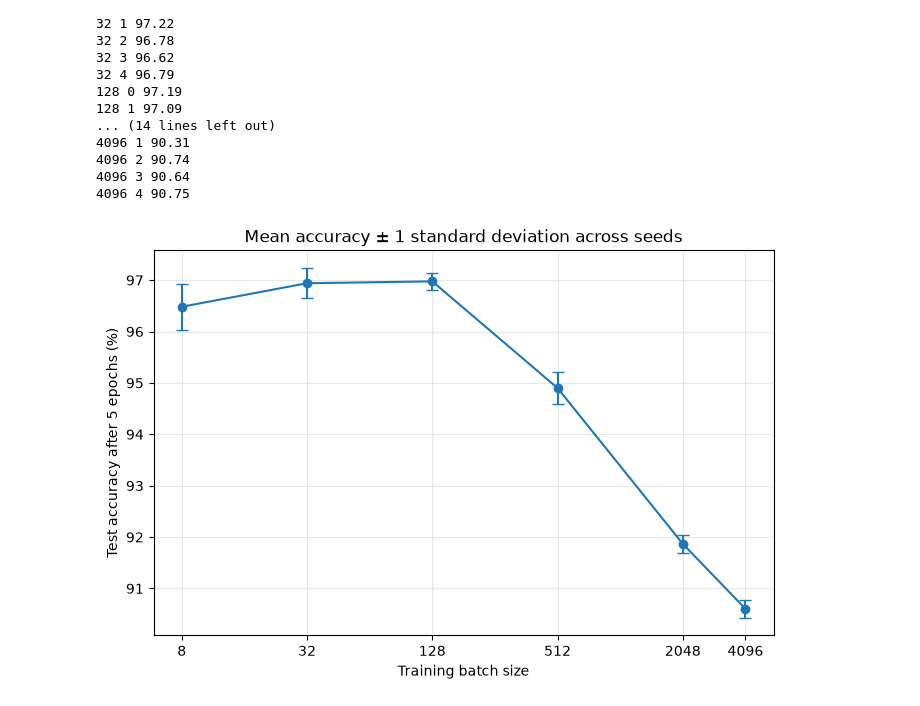
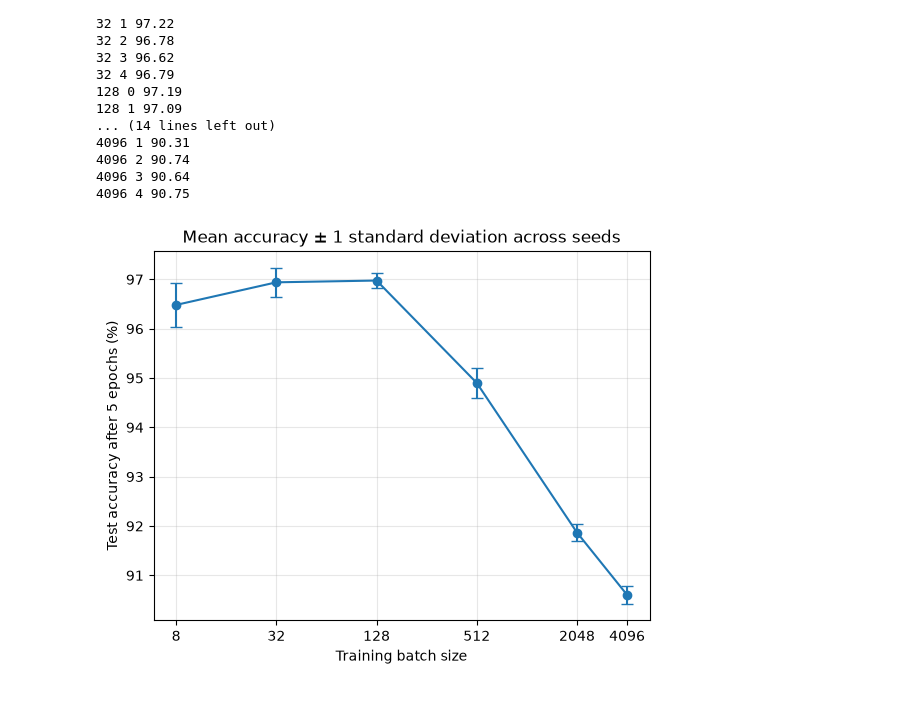
Before and after one commit to Otto-gits/Maths-of-AI, a Jupyter notebook: Assignment 2.ipynb, the cells around one changed output. Saved outputs shown, nothing was run; the diff lists cells and outputs as text; code cells hidden in the pictures.

```diff
--- a/Assignment 2.ipynb
+++ b/Assignment 2.ipynb
@@ -153,7 +183,7 @@ loader = torch.utils.data.DataLoader(
     shuffle=True
 )
 
-for epoch in range(1, 11):
+for epoch in range(1, 6):
     model.train()
     total_loss = 0.0
 
@@ -249,11 +274,6 @@ trainloader = torch.utils.data.DataLoader(trainset, batch_size=32, shuffle=True,
 testset = datasets.MNIST(root='../data', train=False, download=True, transform=transform)
 testloader = torch.utils.data.DataLoader(testset, batch_size=32, shuffle=False, num_workers=2)
 
-if FLAG_GPU:
-    net.cuda()
-    print(net)
-else:
-    print(net)
 
 
 def imshow(img, l):
@@ -271,9 +291,4 @@ print('shape of images', images.shape)
 
 # Display the batch
 imshow(utils.make_grid(images), labels)
-
-criterion = nn.NLLLoss()
-optimizer = optim.Adam(net.parameters(), lr=0.001)
-if FLAG_GPU:
-    criterion = criterion.cuda()
 # %% [output]
@@ -464,25 +474,25 @@ for batch_size in batch_sizes:
 # %%
 means = [
     np.mean([r["accuracy"] for r in batch_results
              if r["batch_size"] == b])
     for b in batch_sizes
 ]
 
 stds = [
     np.std([r["accuracy"] for r in batch_results
             if r["batch_size"] == b], ddof=1)
     for b in batch_sizes
 ]
 
-fig, ax = plt.subplots(figsize=(8, 5))
+fig, ax = plt.subplots()
 ax.errorbar(batch_sizes, means, yerr=stds, fmt="o-", capsize=4)
 ax.set_xscale("log", base=2)
 ax.set_xticks(batch_sizes)
 ax.set_xticklabels(batch_sizes)
 ax.set_xlabel("Training batch size")
 ax.set_ylabel("Test accuracy after 5 epochs (%)")
 ax.set_title("Mean accuracy ± 1 standard deviation across seeds")
 ax.grid(alpha=0.3)
 plt.show()
 # %% [output]
-[figure, old version]
+[figure, new version]
```
Also changed, not shown: parts of 9 cells of this notebook.
